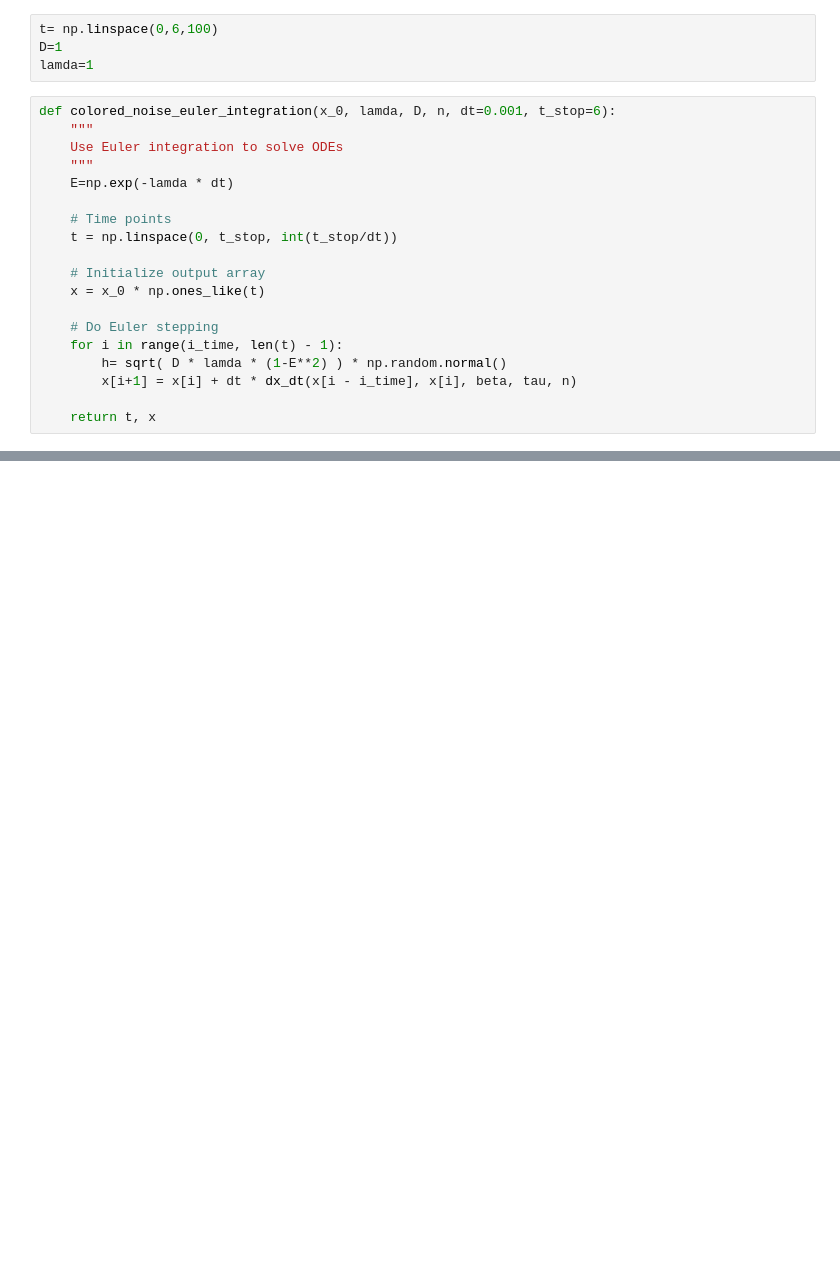
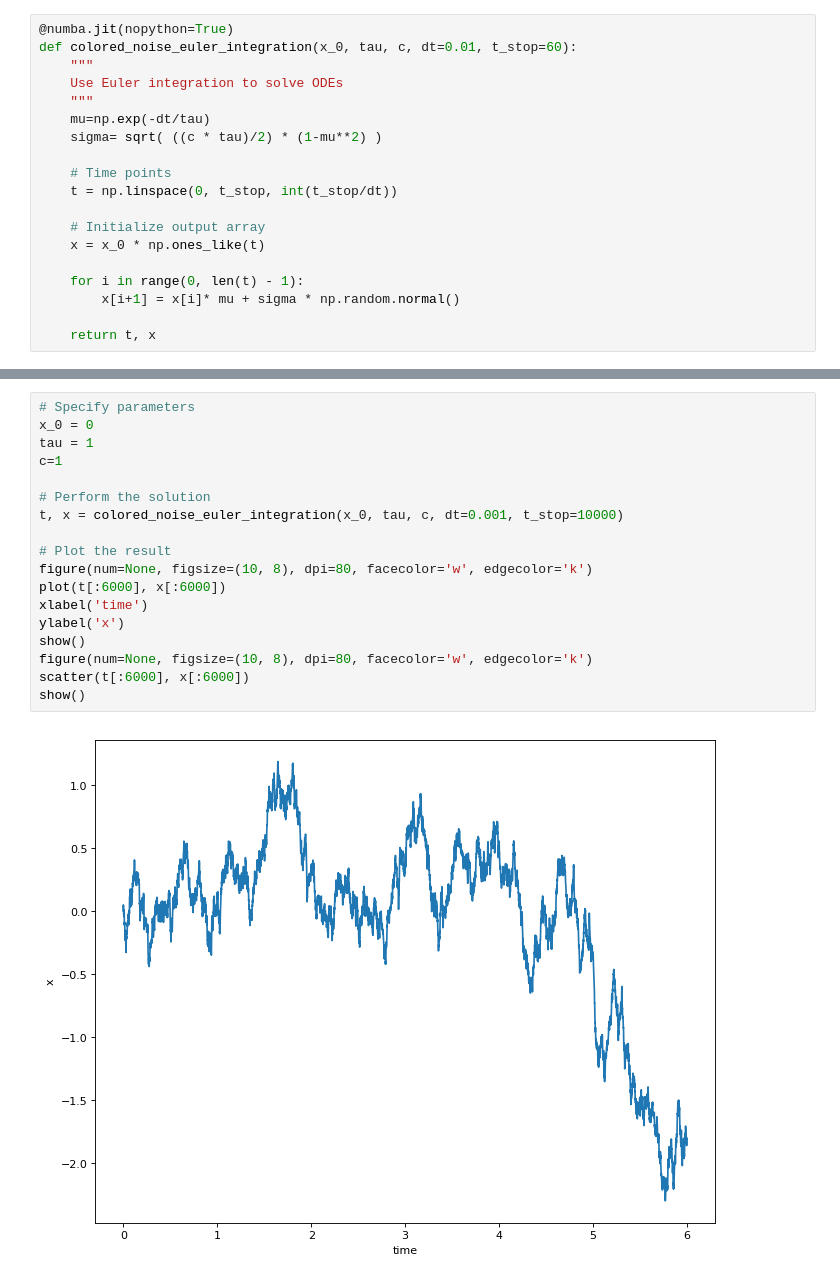
Before and after one commit to carfuentes/notebooks-tests, a Jupyter notebook: Colored-noise.ipynb, the cells around one changed output, grey strips where cells are left out. Saved outputs shown, nothing was run; the diff lists cells and outputs as text; blank space fills up the shorter version.

Commit message:
Colored noise done

```diff
--- a/Colored-noise.ipynb
+++ b/Colored-noise.ipynb
@@ -5,13 +6,11 @@ from math import sqrt
-# %%
-t= np.linspace(0,6,100)
-D=1
-lamda=1
 # %%
-def colored_noise_euler_integration(x_0, lamda, D, n, dt=0.001, t_stop=6):
+@numba.jit(nopython=True)
+def colored_noise_euler_integration(x_0, tau, c, dt=0.01, t_stop=60):
     """
     Use Euler integration to solve ODEs
     """
-    E=np.exp(-lamda * dt)
+    mu=np.exp(-dt/tau)
+    sigma= sqrt( ((c * tau)/2) * (1-mu**2) )
 
     # Time points
     t = np.linspace(0, t_stop, int(t_stop/dt))
@@ -19,9 +18,7 @@ def colored_noise_euler_integration(x_0, lamda, D, n, dt=0.001, t_stop=6):
     # Initialize output array
     x = x_0 * np.ones_like(t)
 
-    # Do Euler stepping
-    for i in range(i_time, len(t) - 1):
-        h= sqrt( D * lamda * (1-E**2) ) * np.random.normal()
-        x[i+1] = x[i] + dt * dx_dt(x[i - i_time], x[i], beta, tau, n)
+    for i in range(0, len(t) - 1):
+        x[i+1] = x[i]* mu + sigma * np.random.normal()
 
     return t, x
@@ -40,0 +25,20 @@ np.exp(1*0.001)
+# %%
+# Specify parameters
+x_0 = 0
+tau = 1
+c=1
+
+# Perform the solution
+t, x = colored_noise_euler_integration(x_0, tau, c, dt=0.001, t_stop=10000)
+
+# Plot the result
+figure(num=None, figsize=(10, 8), dpi=80, facecolor='w', edgecolor='k')
+plot(t[:6000], x[:6000])
+xlabel('time')
+ylabel('x')
+show()
+figure(num=None, figsize=(10, 8), dpi=80, facecolor='w', edgecolor='k')
+scatter(t[:6000], x[:6000])
+show()
+# %% [output]
+[figure, added]
```
Also changed, not shown: parts of 16 cells of this notebook, 1 other file.
